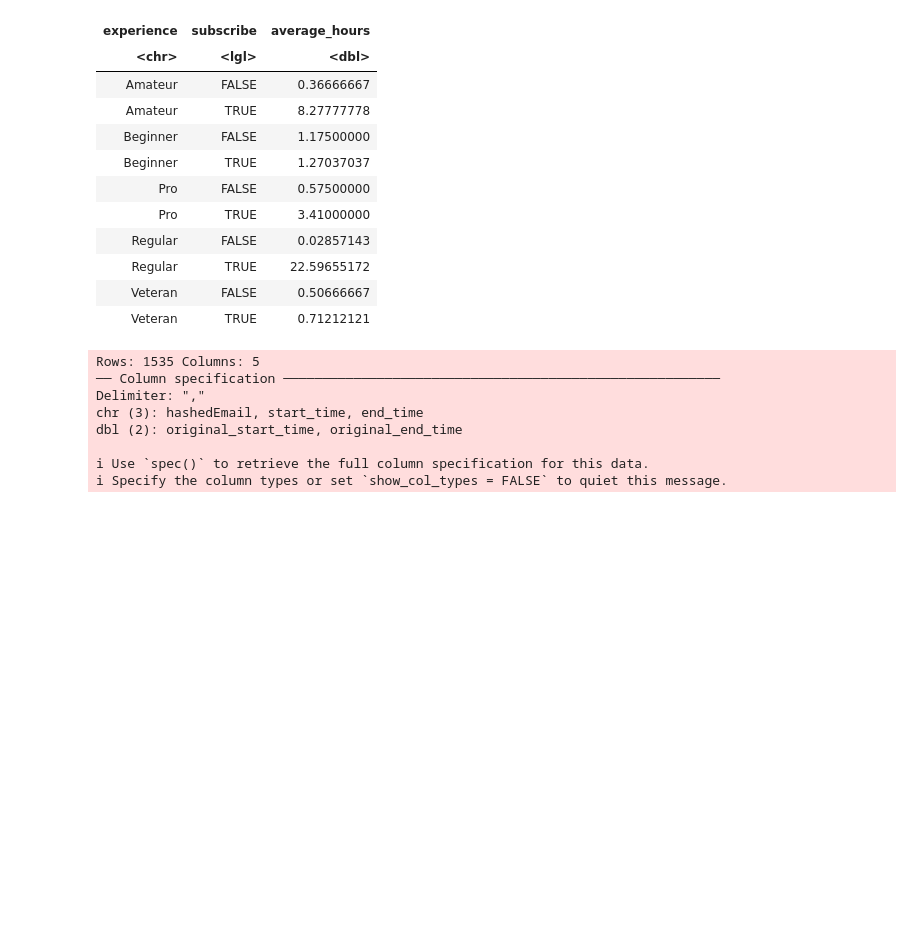
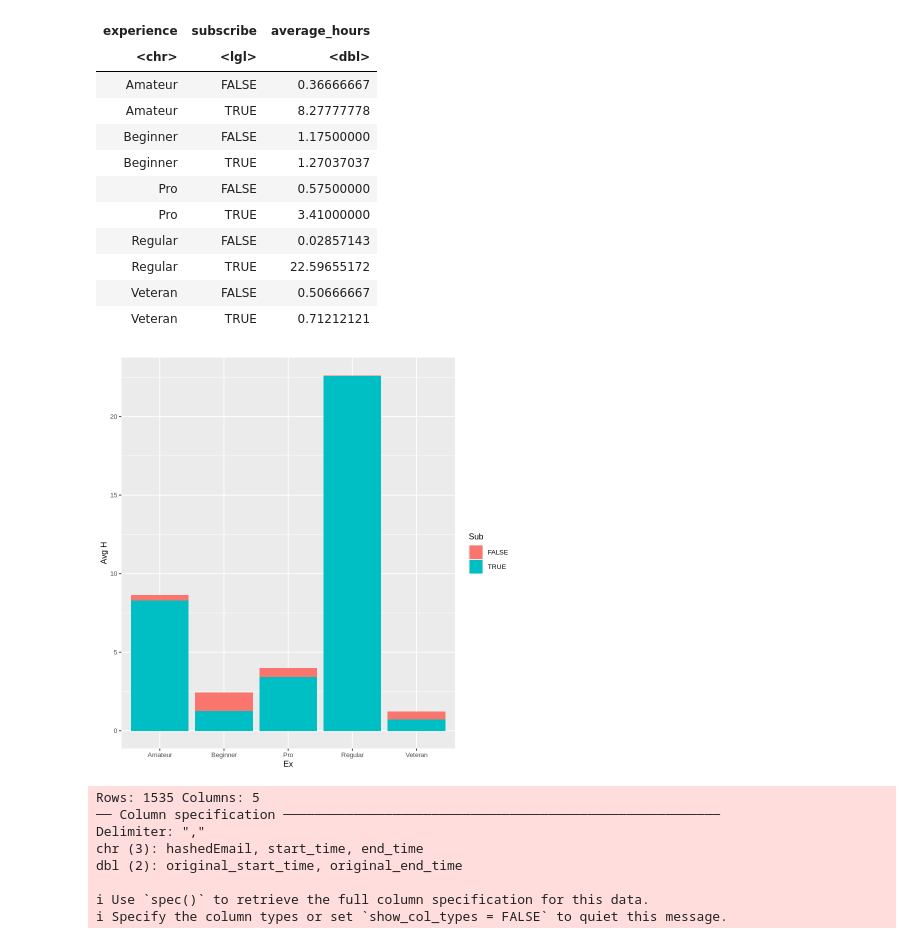
Before and after one commit to soondoongdori/mc_data, a Jupyter notebook: dsci100_project/project.ipynb, the cells around one changed output. Drawn from its saved outputs; the diff is of its cells as text; code cells hidden in the pictures; blank space fills up the shorter version.

Commit message:
players graph generated

```diff
--- a/dsci100_project/project.ipynb
+++ b/dsci100_project/project.ipynb
@@ -60,6 +60,15 @@ A grouped_df: 10 × 3
 | Regular | TRUE | 22.59655172 |
 | Veteran | FALSE | 0.50666667 |
 | Veteran | TRUE | 0.71212121 |
+# %%
+players_graph <- clean_players |>
+    ggplot(aes(x = experience, y = average_hours, fill = subscribe)) +
+    geom_bar(stat = "identity") +
+    labs(x = "Ex", y = "Avg H", fill = "Sub") +
+    theme(text = element_text(size = 10))
+players_graph
+# %% [output]
+[figure, added]
 # %%
 sessions <- read_csv("data/sessions.csv")
 sessions
```
